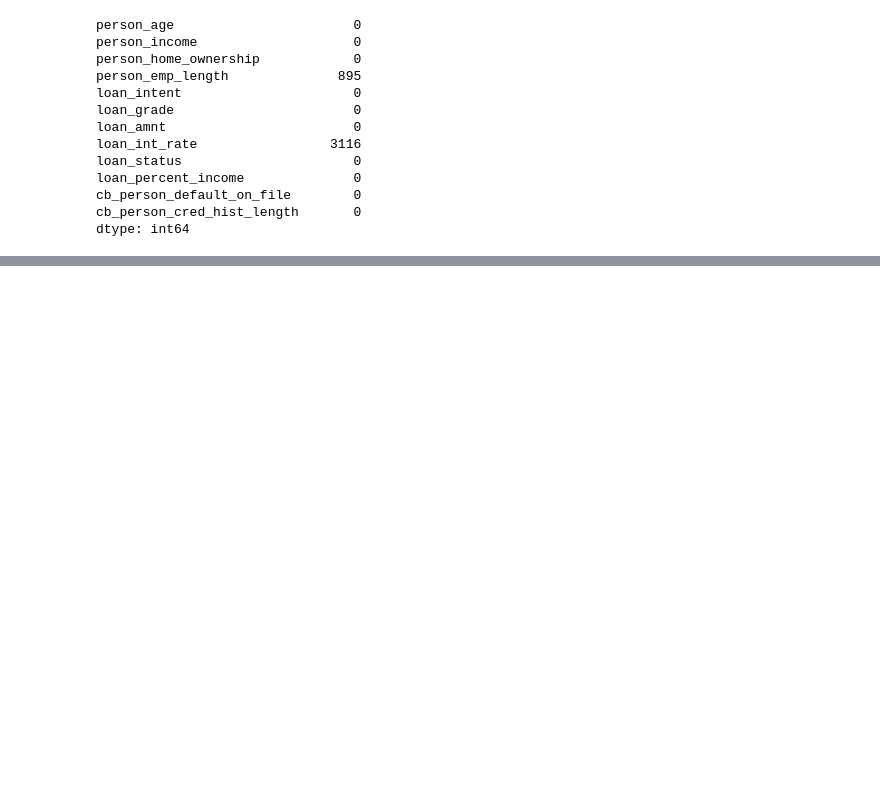
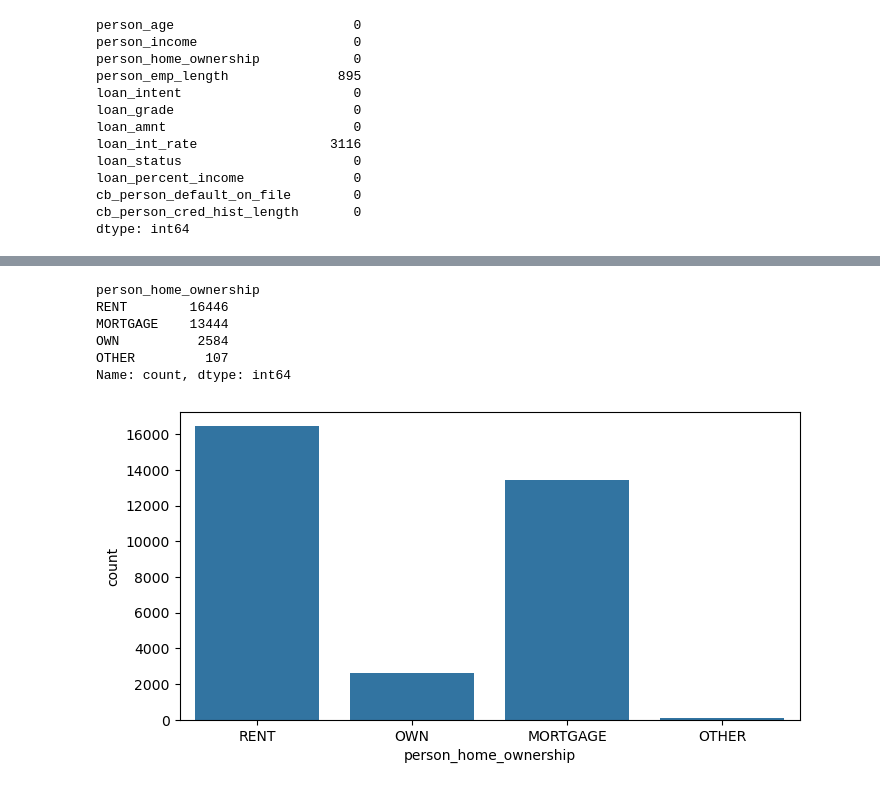
Before and after one commit to NSriDatta16/Credit_Risk_Modeling, a Jupyter notebook: notebooks/Credit_Risk_Modeling_End_To_End.ipynb, the cells around one changed output, grey strips where cells are left out. Cells and saved outputs as stored; diff of their text form; code cells hidden in the pictures; blank space fills up the shorter version.

```diff
--- a/notebooks/Credit_Risk_Modeling_End_To_End.ipynb
+++ b/notebooks/Credit_Risk_Modeling_End_To_End.ipynb
@@ -107,0 +230,20 @@ dtype: int64
+# %%
+df["person_home_ownership"].value_counts()
+# %% [output]
+person_home_ownership
+RENT        16446
+MORTGAGE    13444
+OWN          2584
+OTHER         107
+Name: count, dtype: int64
+# %%
+plt.figure(figsize=(8,4))
+
+sns.countplot(
+    x="person_home_ownership",
+    data=df
+)
+
+plt.show()
+# %% [output]
+[figure, added]
```
Also changed, not shown: parts of 30 cells of this notebook.
